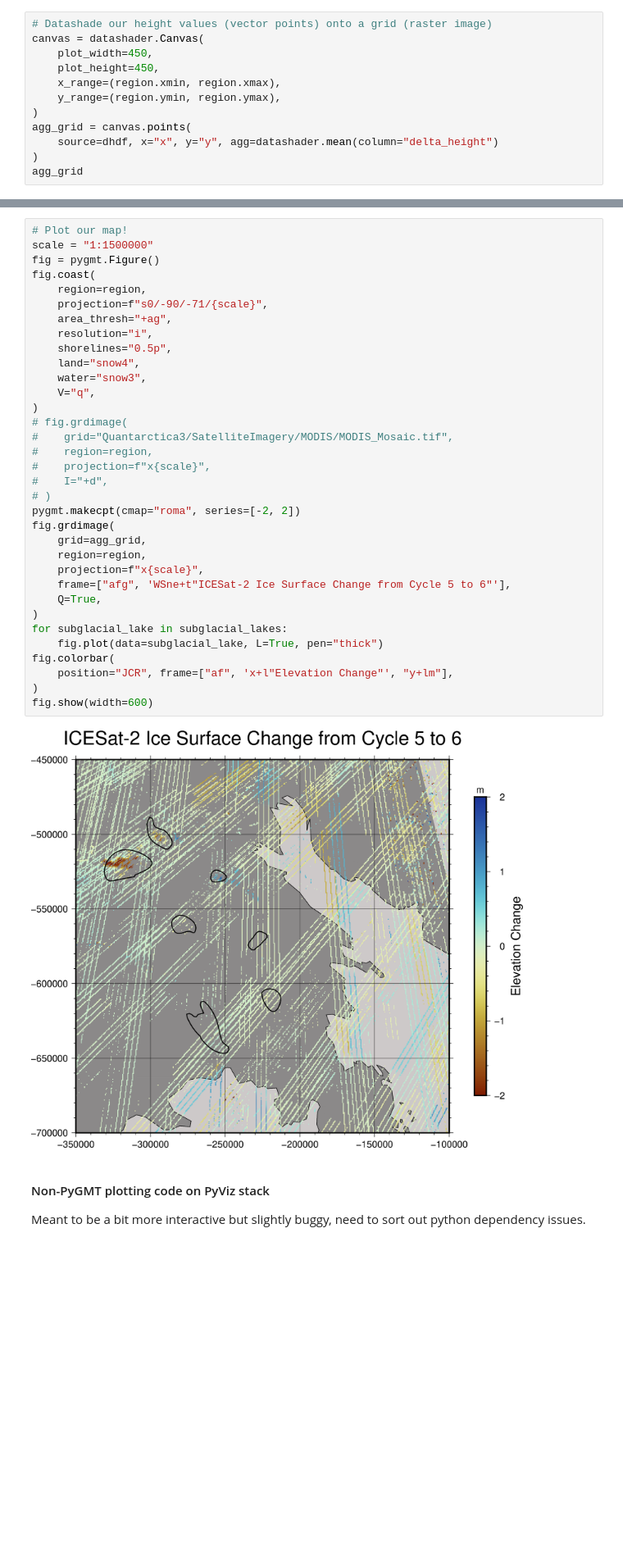
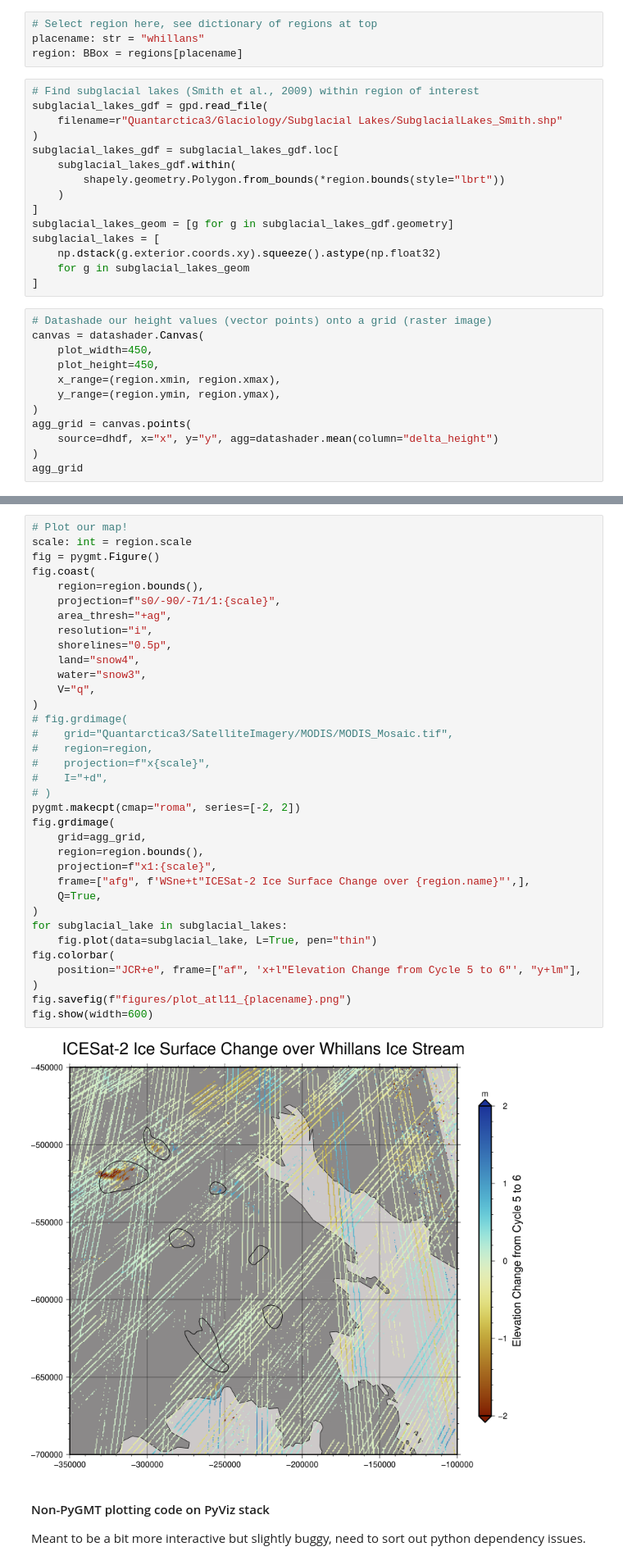
Before and after one commit to weiji14/deepicedrain, a Jupyter notebook: atl11_play.ipynb, the cells around one changed output, grey strips where cells are left out. Shown: that part at 82% size. Cells and saved outputs as stored; diff of their text form; blank space fills up the shorter version.

```diff
--- a/atl11_play.ipynb
+++ b/atl11_play.ipynb
@@ -283,3 +318,22 @@ region = BBox(-350000, -100000, -700000, -450000)  # Whillans Ice Stream
+# %%
+# Select region here, see dictionary of regions at top
+placename: str = "whillans"
+region: BBox = regions[placename]
+# %%
+# Find subglacial lakes (Smith et al., 2009) within region of interest
+subglacial_lakes_gdf = gpd.read_file(
+    filename=r"Quantarctica3/Glaciology/Subglacial Lakes/SubglacialLakes_Smith.shp"
+)
+subglacial_lakes_gdf = subglacial_lakes_gdf.loc[
+    subglacial_lakes_gdf.within(
+        shapely.geometry.Polygon.from_bounds(*region.bounds(style="lbrt"))
+    )
+]
+subglacial_lakes_geom = [g for g in subglacial_lakes_gdf.geometry]
+subglacial_lakes = [
+    np.dstack(g.exterior.coords.xy).squeeze().astype(np.float32)
+    for g in subglacial_lakes_geom
+]
 # %%
 # Datashade our height values (vector points) onto a grid (raster image)
 canvas = datashader.Canvas(
@@ -312,39 +349,40 @@ subglacial_lakes = [
 # %%
 # Plot our map!
-scale = "1:1500000"
+scale: int = region.scale
 fig = pygmt.Figure()
 fig.coast(
-    region=region,
-    projection=f"s0/-90/-71/{scale}",
+    region=region.bounds(),
+    projection=f"s0/-90/-71/1:{scale}",
     area_thresh="+ag",
     resolution="i",
     shorelines="0.5p",
     land="snow4",
     water="snow3",
     V="q",
 )
 # fig.grdimage(
 #    grid="Quantarctica3/SatelliteImagery/MODIS/MODIS_Mosaic.tif",
 #    region=region,
 #    projection=f"x{scale}",
 #    I="+d",
 # )
 pygmt.makecpt(cmap="roma", series=[-2, 2])
 fig.grdimage(
     grid=agg_grid,
-    region=region,
-    projection=f"x{scale}",
-    frame=["afg", 'WSne+t"ICESat-2 Ice Surface Change from Cycle 5 to 6"'],
+    region=region.bounds(),
+    projection=f"x1:{scale}",
+    frame=["afg", f'WSne+t"ICESat-2 Ice Surface Change over {region.name}"',],
     Q=True,
 )
 for subglacial_lake in subglacial_lakes:
-    fig.plot(data=subglacial_lake, L=True, pen="thick")
+    fig.plot(data=subglacial_lake, L=True, pen="thin")
 fig.colorbar(
-    position="JCR", frame=["af", 'x+l"Elevation Change"', "y+lm"],
+    position="JCR+e", frame=["af", 'x+l"Elevation Change from Cycle 5 to 6"', "y+lm"],
 )
+fig.savefig(f"figures/plot_atl11_{placename}.png")
 fig.show(width=600)
 # %% [output]
-[figure, old version]
+[figure, new version]
 # %% [markdown]
 #### Non-PyGMT plotting code on PyViz stack
 
```
Also changed, not shown: parts of 16 cells of this notebook, 1 other file.
